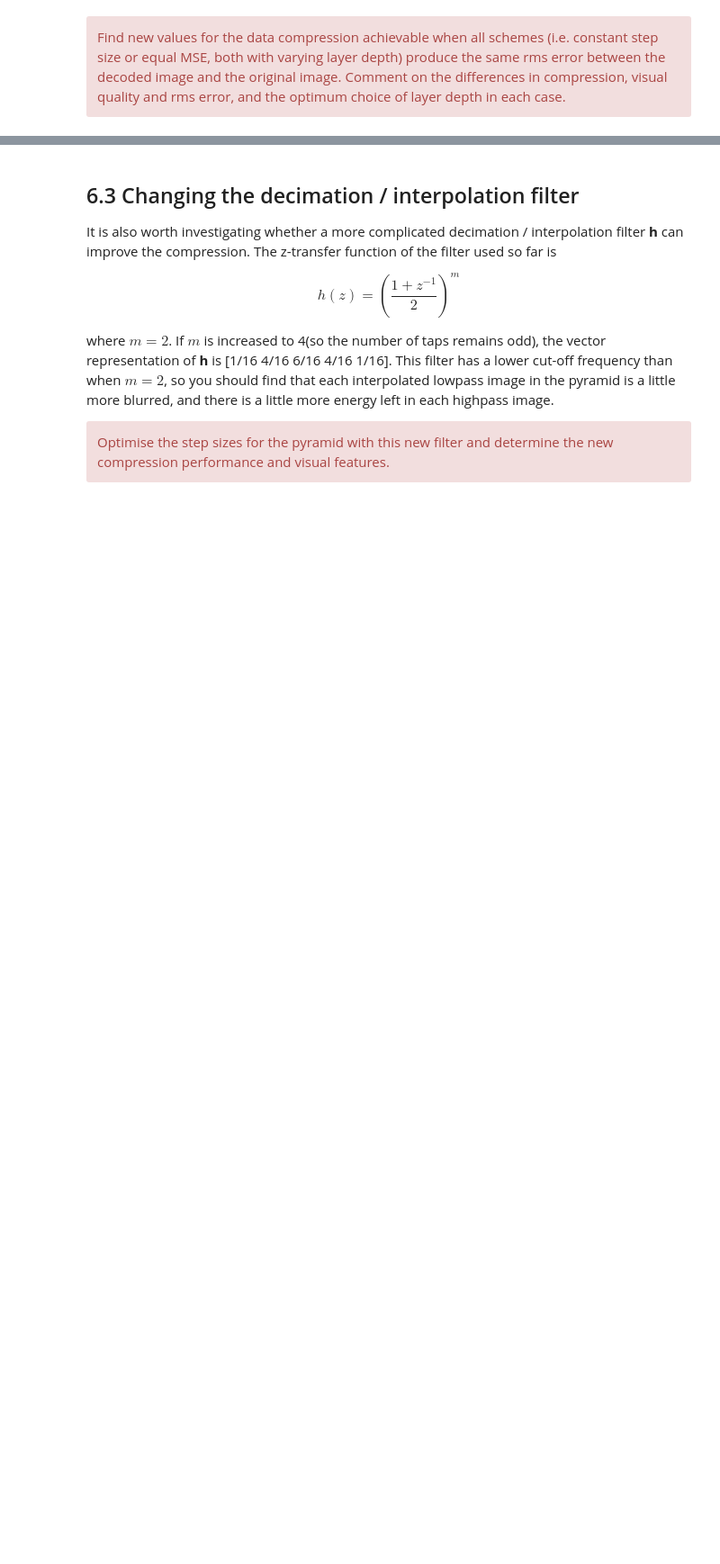
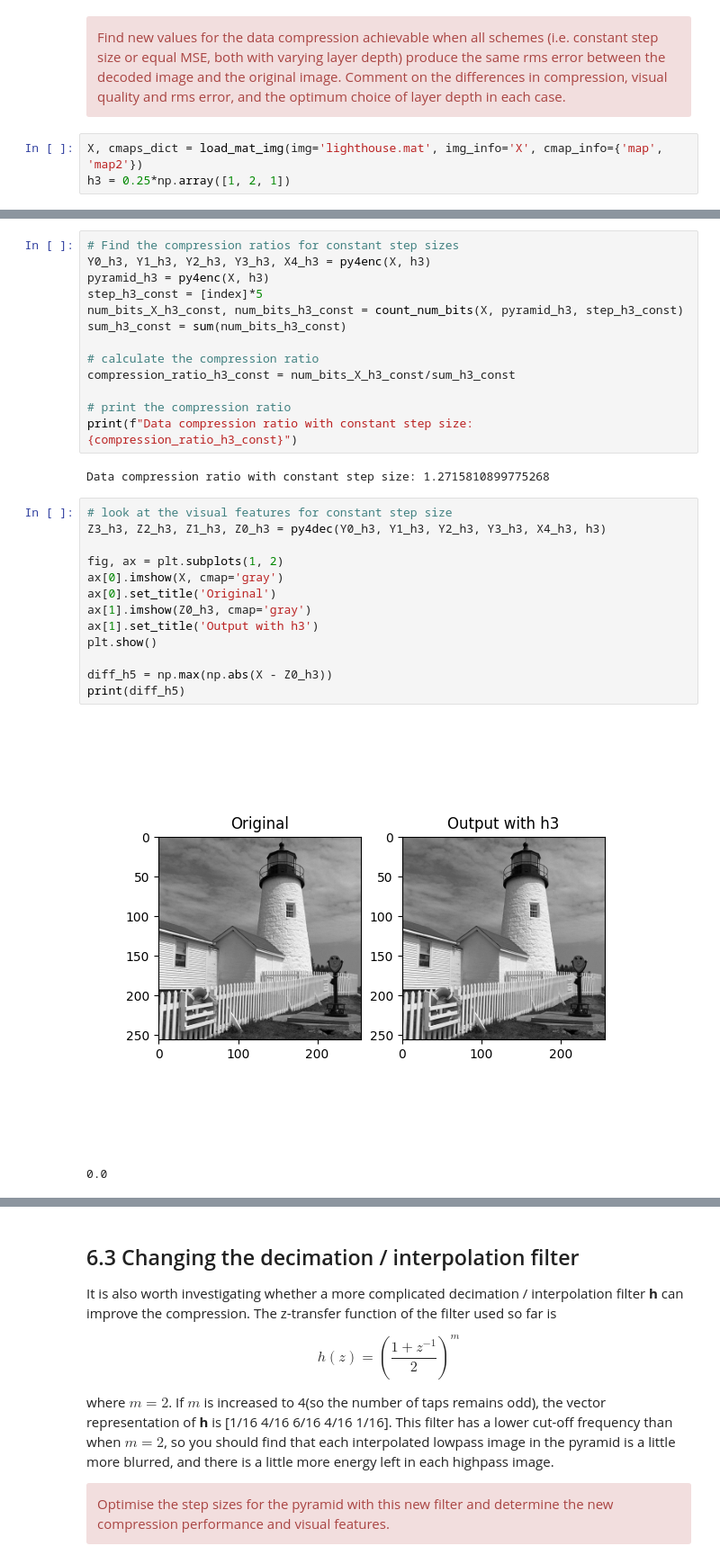
Before and after one commit to ki277/cued_sf2_lab, a Jupyter notebook: 6-laplacian-pyramid.ipynb, the cells around one changed output, grey strips where cells are left out. Shown at 90% size. Saved outputs shown, nothing was run; the diff lists cells and outputs as text; blank space fills up the shorter version.

```diff
--- a/6-laplacian-pyramid.ipynb
+++ b/6-laplacian-pyramid.ipynb
@@ -542,5 +553,8 @@ We actually want to arrange for the impulse sizes to vary and the energy to stay
 <div class="alert alert-block alert-danger">
 Find new values for the data compression achievable when all schemes (i.e. constant step size or equal MSE, both with varying layer depth) produce the same rms error between the decoded image and the original image. Comment on the differences in compression, visual quality and rms error, and the optimum choice of layer depth in each case.
 </div>
+# %%
+X, cmaps_dict = load_mat_img(img='lighthouse.mat', img_info='X', cmap_info={'map', 'map2'})
+h3 = 0.25*np.array([1, 2, 1])
 # %%
 # define a function to generate test pyramid and place an impulse
@@ -607,0 +611,31 @@ Data compression ratio: 1.521718289362504
+# %%
+# Find the compression ratios for constant step sizes
+Y0_h3, Y1_h3, Y2_h3, Y3_h3, X4_h3 = py4enc(X, h3)
+pyramid_h3 = py4enc(X, h3)
+step_h3_const = [index]*5
+num_bits_X_h3_const, num_bits_h3_const = count_num_bits(X, pyramid_h3, step_h3_const)
+sum_h3_const = sum(num_bits_h3_const)
+
+# calculate the compression ratio
+compression_ratio_h3_const = num_bits_X_h3_const/sum_h3_const
+
+# print the compression ratio
+print(f"Data compression ratio with constant step size: {compression_ratio_h3_const}")
+# %% [output]
+Data compression ratio with constant step size: 1.2715810899775268
+# %%
+# look at the visual features for constant step size
+Z3_h3, Z2_h3, Z1_h3, Z0_h3 = py4dec(Y0_h3, Y1_h3, Y2_h3, Y3_h3, X4_h3, h3)
+
+fig, ax = plt.subplots(1, 2)
+ax[0].imshow(X, cmap='gray')
+ax[0].set_title('Original')
+ax[1].imshow(Z0_h3, cmap='gray')
+ax[1].set_title('Output with h3')
+plt.show()
+
+diff_h5 = np.max(np.abs(X - Z0_h3))
+print(diff_h5)
+# %% [output]
+[figure, added]
+0.0
```
Also changed, not shown: parts of 27 cells of this notebook, 2 other files.
